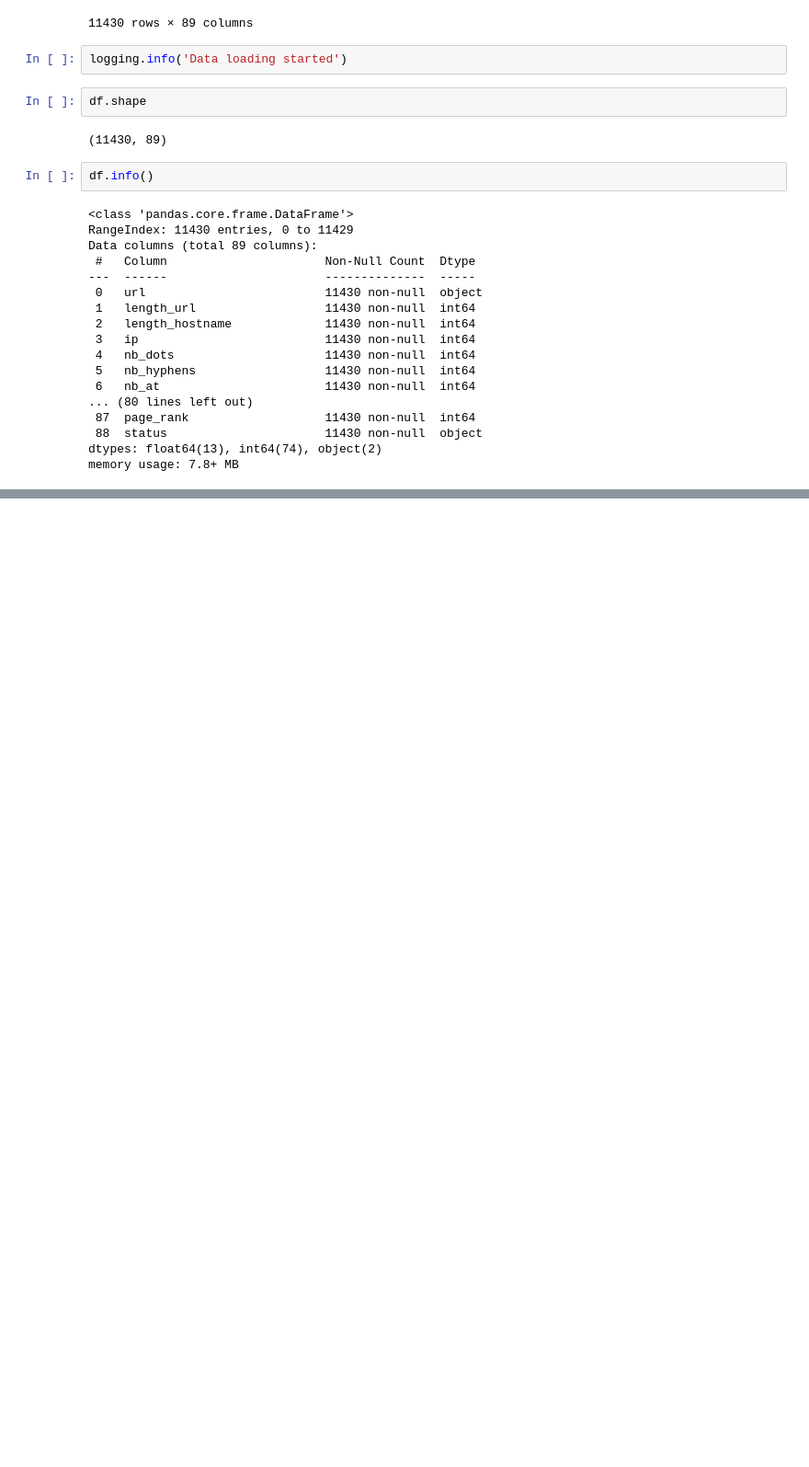
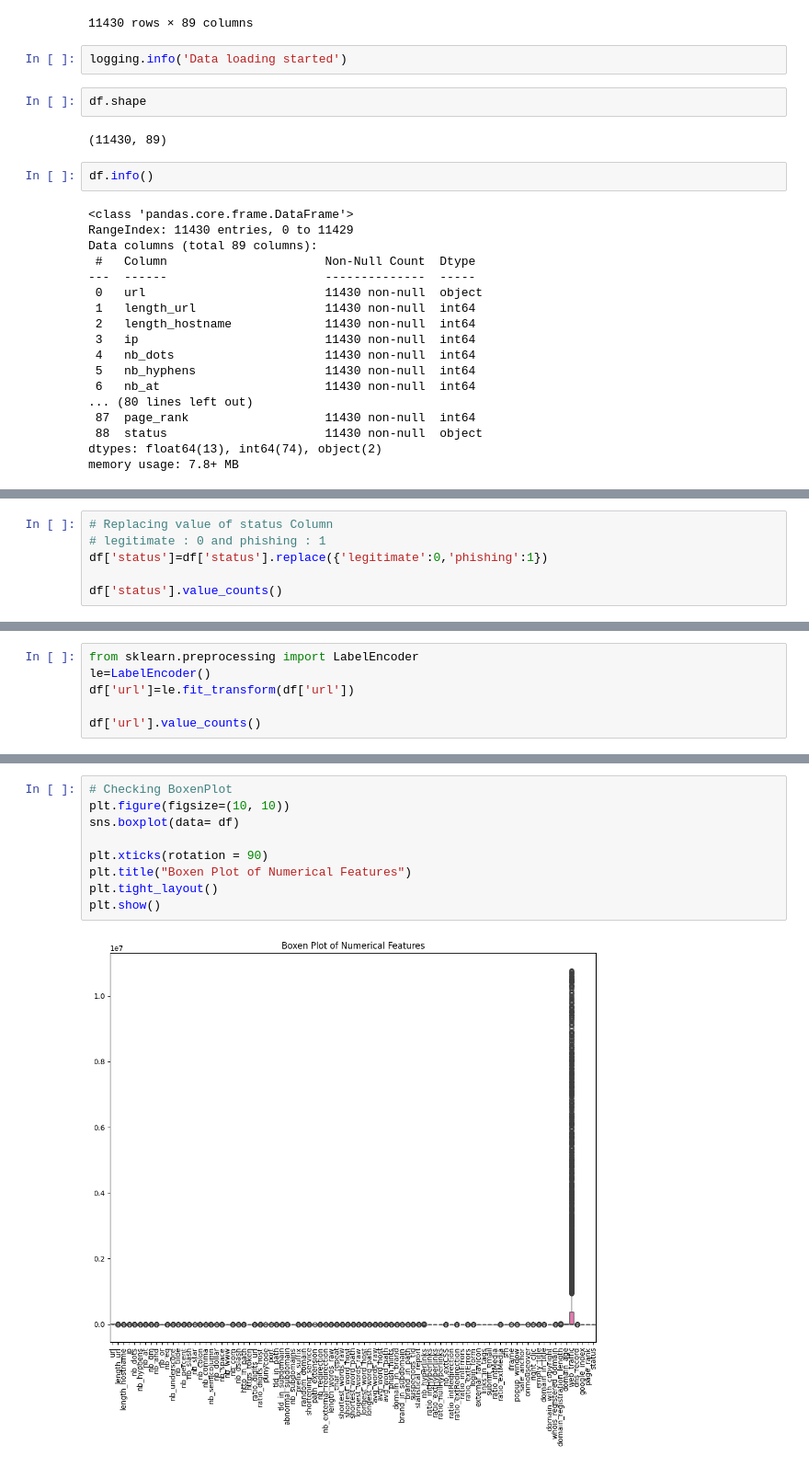
Before and after one commit to MontyVasita18/CodeB_Internship, a Jupyter notebook: model.ipynb, the cells around one changed output, grey strips where cells are left out. Shown at 92% size. Saved outputs shown, nothing was run; the diff lists cells and outputs as text; blank space fills up the shorter version.

```diff
--- a/model.ipynb
+++ b/model.ipynb
@@ -70,0 +105,6 @@ memory usage: 7.8+ MB
+# %%
+# Replacing value of status Column
+# legitimate : 0 and phishing : 1
+df['status']=df['status'].replace({'legitimate':0,'phishing':1})
+
+df['status'].value_counts()
@@ -70,0 +116,6 @@ memory usage: 7.8+ MB
+# %%
+from sklearn.preprocessing import LabelEncoder
+le=LabelEncoder()
+df['url']=le.fit_transform(df['url'])
+
+df['url'].value_counts()
@@ -70,0 +136,11 @@ memory usage: 7.8+ MB
+# %%
+# Checking BoxenPlot
+plt.figure(figsize=(10, 10))
+sns.boxplot(data= df)
+
+plt.xticks(rotation = 90)
+plt.title("Boxen Plot of Numerical Features")
+plt.tight_layout()
+plt.show()
+# %% [output]
+[figure, added]
```
Also changed, not shown: parts of 17 cells of this notebook, 2 other files.
